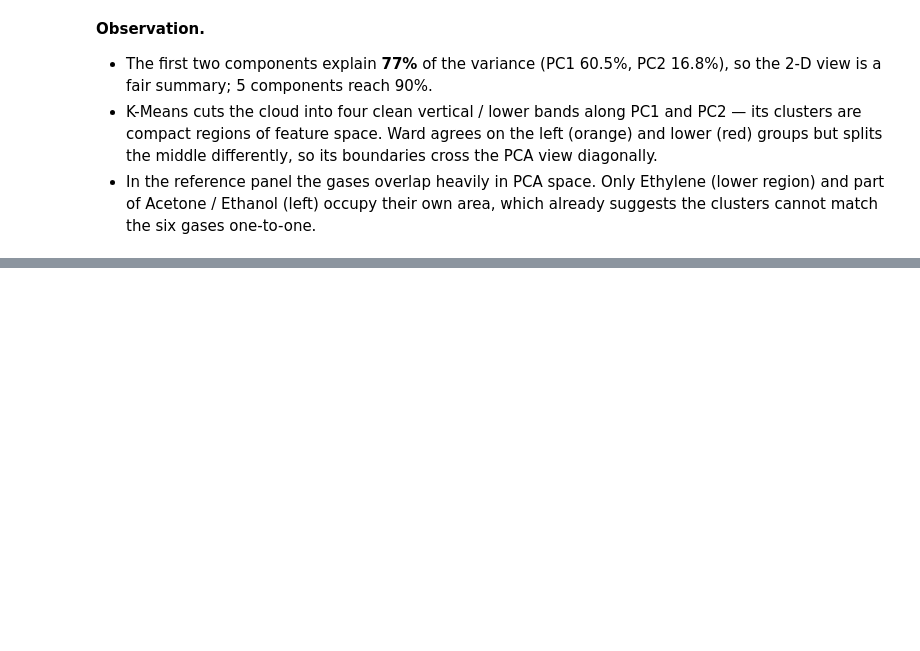
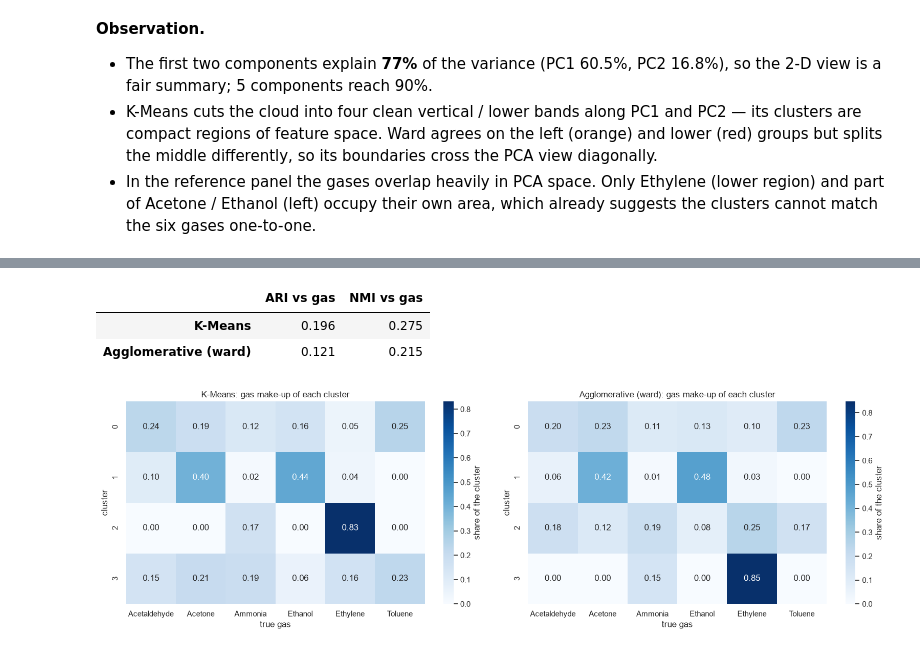
Before and after one commit to Bhargi777/23CSE301-ML-Capstone, a Jupyter notebook: review2/notebooks/member1_clustering_evaluation.ipynb, the cells around one changed output, grey strips where cells are left out. Drawn from its saved outputs; the diff is of its cells as text; code cells hidden in the pictures; blank space fills up the shorter version.

```diff
--- a/review2/notebooks/member1_clustering_evaluation.ipynb
+++ b/review2/notebooks/member1_clustering_evaluation.ipynb
@@ -350,0 +388,20 @@ plt.show()
+# %%
+ext = pd.DataFrame({name: {'ARI vs gas': adjusted_rand_score(y_gas, lab),
+                           'NMI vs gas': normalized_mutual_info_score(y_gas, lab)}
+                    for name, lab in labels.items()}).T
+display(ext.round(3))
+
+fig, axes = plt.subplots(1, 2, figsize=(16, 5))
+for ax, (name, lab) in zip(axes, labels.items()):
+    ct = pd.crosstab(pd.Series(lab, name='cluster'), y_gas.rename('gas'), normalize='index')
+    sns.heatmap(ct, annot=True, fmt='.2f', cmap='Blues', cbar_kws={'label': 'share of the cluster'}, ax=ax)
+    ax.set_title(f'{name}: gas make-up of each cluster')
+    ax.set_xlabel('true gas')
+    ax.set_ylabel('cluster')
+save_fig('cluster_vs_gas_crosstab.png')
+plt.show()
+# %% [output]
+|  | ARI vs gas | NMI vs gas |
+| K-Means | 0.196 | 0.275 |
+| Agglomerative (ward) | 0.121 | 0.215 |
+[figure, added]
```
Also changed, not shown: parts of 7 cells of this notebook, 3 other files.
